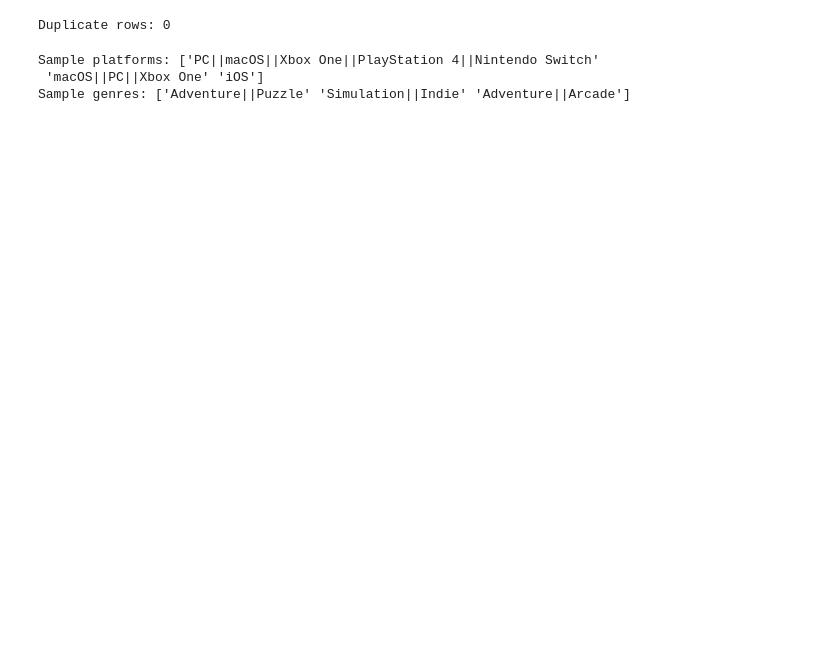
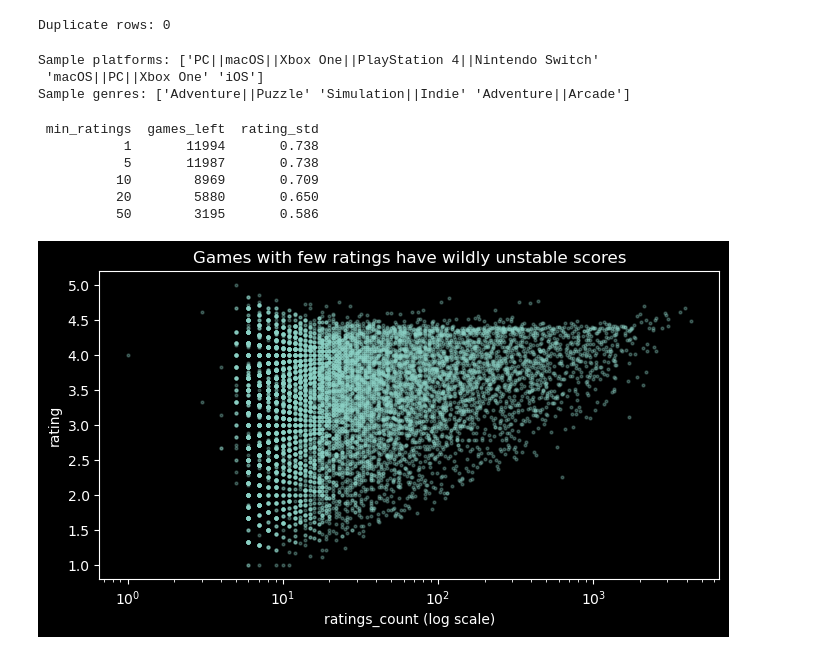
Before and after one commit to anushka-rodrigo/Gamified_ML, a Jupyter notebook: notebook/gamifiedML.ipynb, the cells around one changed output. Drawn from its saved outputs; the diff is of its cells as text; code cells hidden in the pictures; blank space fills up the shorter version.

```diff
--- a/notebook/gamifiedML.ipynb
+++ b/notebook/gamifiedML.ipynb
@@ -292,3 +238,28 @@ print(f"Sample genres: {df['genres'].head(3).values}")
 Sample platforms: ['PC||macOS||Xbox One||PlayStation 4||Nintendo Switch'
  'macOS||PC||Xbox One' 'iOS']
 Sample genres: ['Adventure||Puzzle' 'Simulation||Indie' 'Adventure||Arcade']
+# %%
+# how many ratings does a game need before its score is trustworthy?
+rated_all = df[df['rating'] > 0].copy()
+
+rows = []
+for t in [1, 5, 10, 20, 50]:
+    sub = rated_all[rated_all['ratings_count'] >= t]
+    rows.append({'min_ratings': t, 'games_left': len(sub), 'rating_std': round(sub['rating'].std(), 3)})
+print(pd.DataFrame(rows).to_string(index=False))
+
+plt.figure(figsize=(8, 4))
+plt.scatter(rated_all['ratings_count'], rated_all['rating'], s=4, alpha=0.3)
+plt.xscale('log')
+plt.xlabel('ratings_count (log scale)')
+plt.ylabel('rating')
+plt.title('Games with few ratings have wildly unstable scores')
+plt.show()
+# %% [output]
+ min_ratings  games_left  rating_std
+           1       11994       0.738
+           5       11987       0.738
+          10        8969       0.709
+          20        5880       0.650
+          50        3195       0.586
+[figure, added]
```
Also changed, not shown: parts of 15 cells of this notebook, 1 other file.
